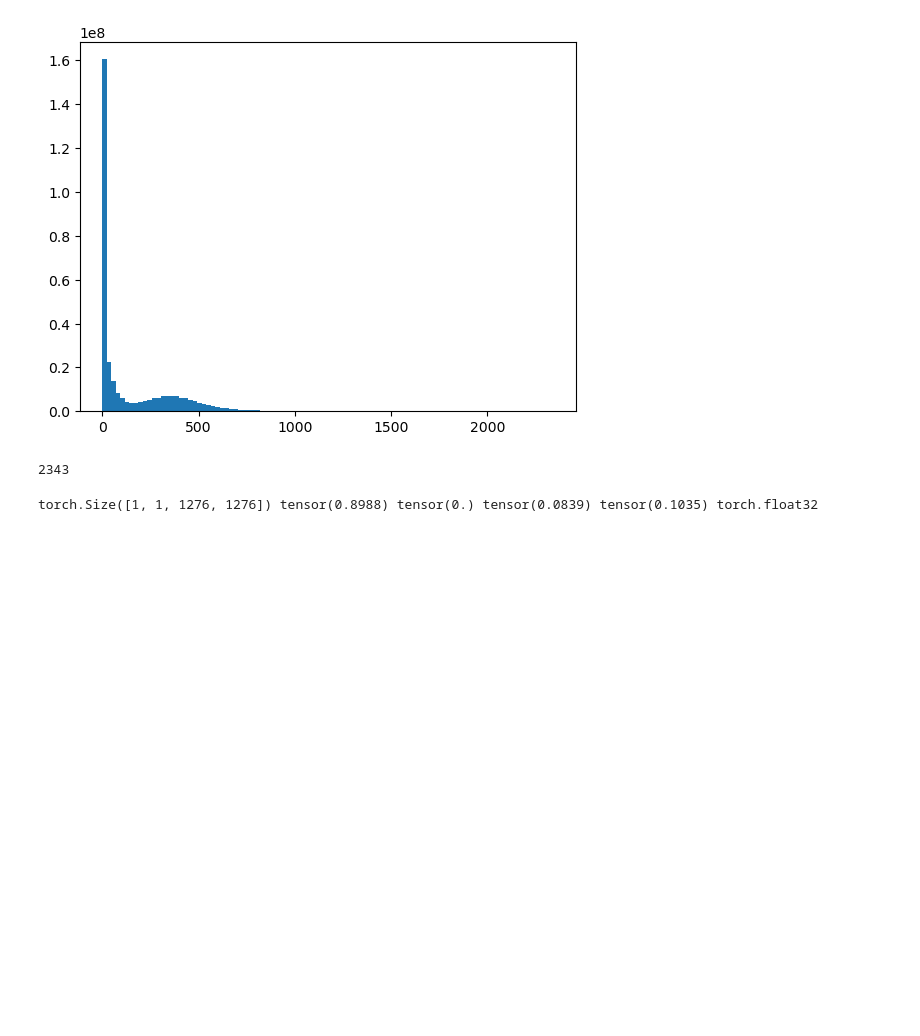
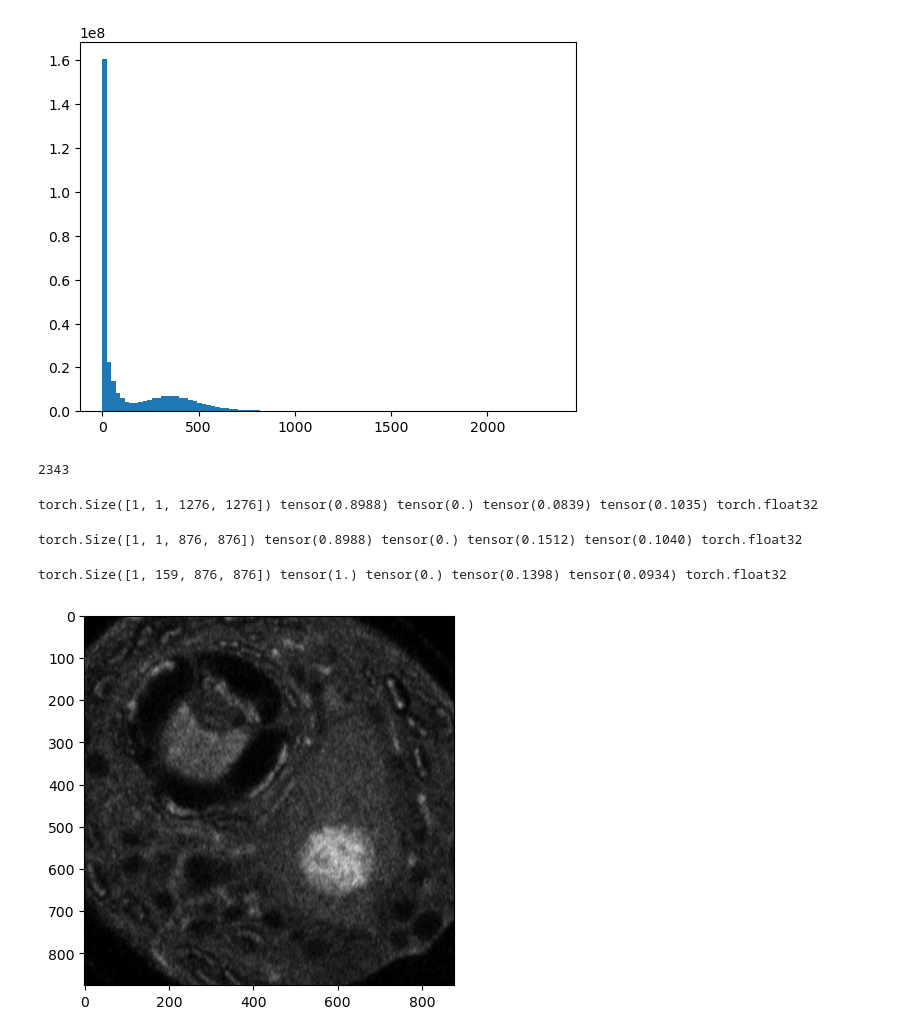
Before and after one commit to JonasHell/MAESTER, a Jupyter notebook: preprocess_my_data.ipynb, the cells around one changed output. Drawn from its saved outputs; the diff is of its cells as text; code cells hidden in the pictures; blank space fills up the shorter version.

Commit message:
crop images

```diff
--- a/preprocess_my_data.ipynb
+++ b/preprocess_my_data.ipynb
@@ -73,3 +73,28 @@ print(t.shape, t.max(), t.min(), t.mean(), t.std(), t.dtype)
 torch.save({"240229_cw15-wtnew-wtold_interphase_nhs-tub-cetn-dna_cf_00": t}, out)
 # %% [output]
 torch.Size([1, 1, 1276, 1276]) tensor(0.8988) tensor(0.) tensor(0.0839) tensor(0.1035) torch.float32
+# %%
+import os
+import torch
+
+out = "/mnt/embl/scratch/hellgoth/data/chlamy_MAESTER/240229_cw15-wtnew-wtold_interphase_nhs-tub-cetn-dna_cf_00_tensor_single"
+os.makedirs(os.path.dirname(out), exist_ok=True)
+data = torch.load(out)["240229_cw15-wtnew-wtold_interphase_nhs-tub-cetn-dna_cf_00"]
+t = data[:, :, 200:-200, 200:-200]
+print(t.shape, t.max(), t.min(), t.mean(), t.std(), t.dtype)
+torch.save({"240229_cw15-wtnew-wtold_interphase_nhs-tub-cetn-dna_cf_00": t}, out)
+
+out = "/mnt/embl/scratch/hellgoth/data/chlamy_MAESTER/240229_cw15-wtnew-wtold_interphase_nhs-tub-cetn-dna_cf_00_tensor"
+os.makedirs(os.path.dirname(out), exist_ok=True)
+data = torch.load(out)["240229_cw15-wtnew-wtold_interphase_nhs-tub-cetn-dna_cf_00"]
+t = data[:, 20:-20, 200:-200, 200:-200]
+print(t.shape, t.max(), t.min(), t.mean(), t.std(), t.dtype)
+torch.save({"240229_cw15-wtnew-wtold_interphase_nhs-tub-cetn-dna_cf_00": t}, out)
+# %% [output]
+torch.Size([1, 1, 876, 876]) tensor(0.8988) tensor(0.) tensor(0.1512) tensor(0.1040) torch.float32
+torch.Size([1, 159, 876, 876]) tensor(1.) tensor(0.) tensor(0.1398) tensor(0.0934) torch.float32
+# %%
+plt.imshow(t[0, 76], cmap="gray", vmin=0, vmax=1)
+plt.show()
+# %% [output]
+[figure, added]
```
